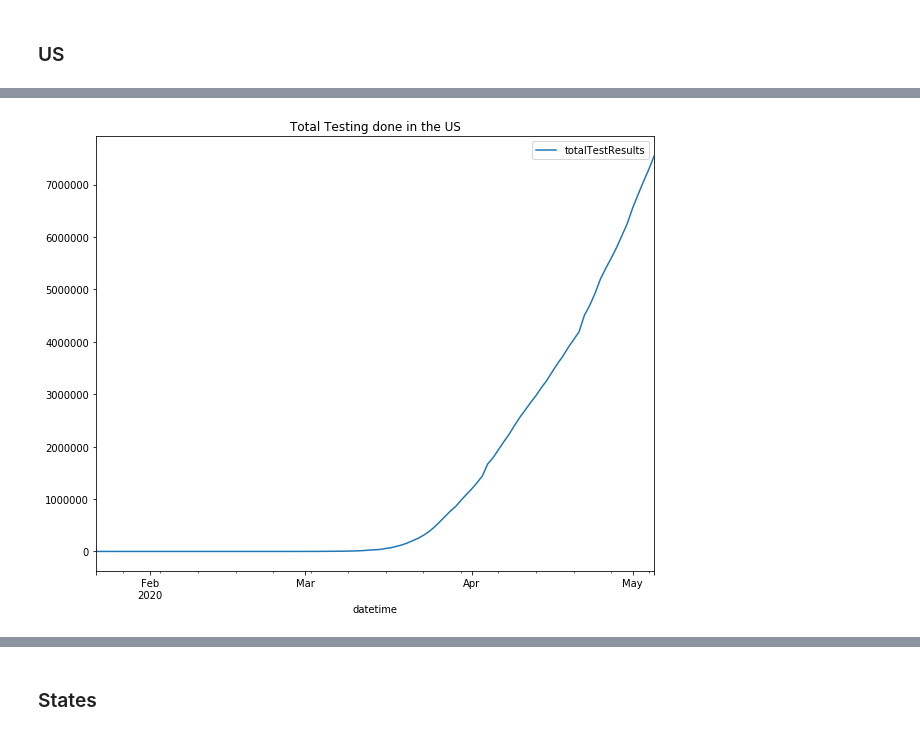
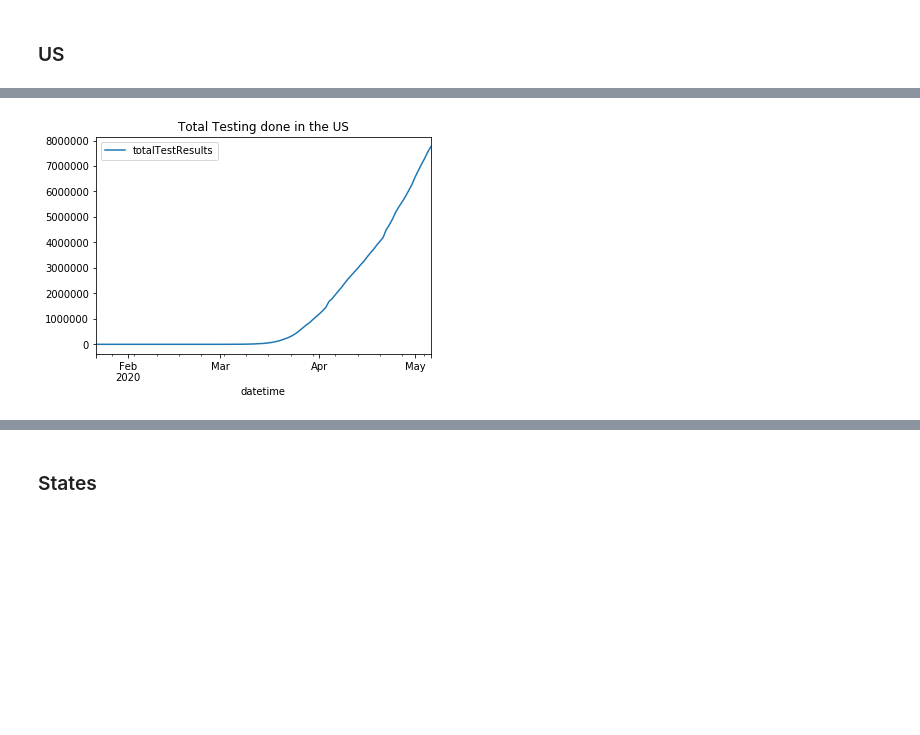
Before and after one commit to katkim0307/COVID-19_Response_Comparison, a Jupyter notebook: us_cov19_data.ipynb, the cells around one changed output, grey strips where cells are left out. Saved outputs shown, nothing was run; the diff lists cells and outputs as text; code cells hidden in the pictures; blank space fills up the shorter version.

```diff
--- a/us_cov19_data.ipynb
+++ b/us_cov19_data.ipynb
@@ -222,12 +221,11 @@ covtrack_us_hist_df.tail()
 # %%
 covtrack_us_hist_df.plot(
     x='datetime',
     y='totalTestResults',
     title='Total Testing done in the US',
-    figsize=(10, 8),
 );
 # %% [output]
-[figure, old version]
+[figure, new version]
 # %%
 covtrack_us_hist_plot = covtrack_us_hist_df[['datetime', 'positive', 'death', 'total']]
 covtrack_us_hist_plot.set_index('datetime', inplace=True)
```
Also changed, not shown: parts of 15 cells of this notebook.
